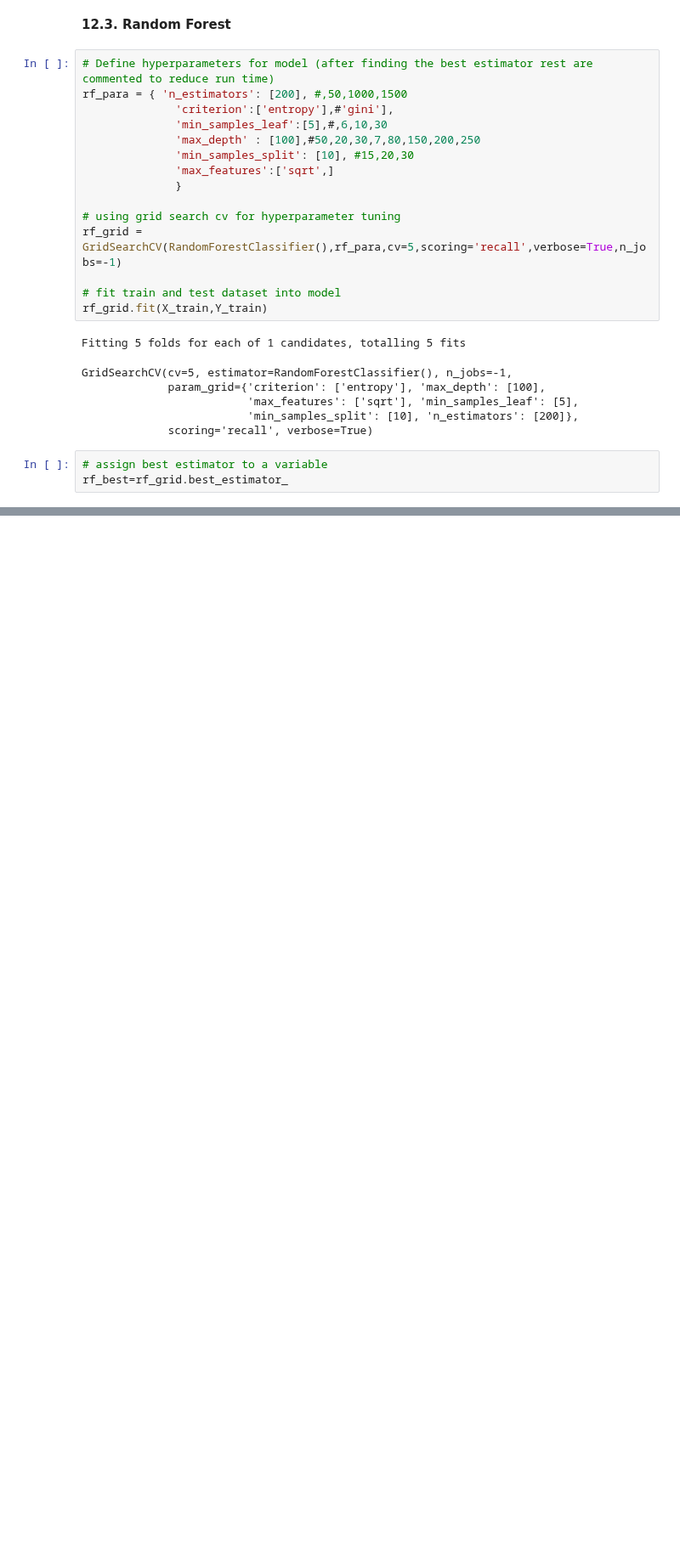
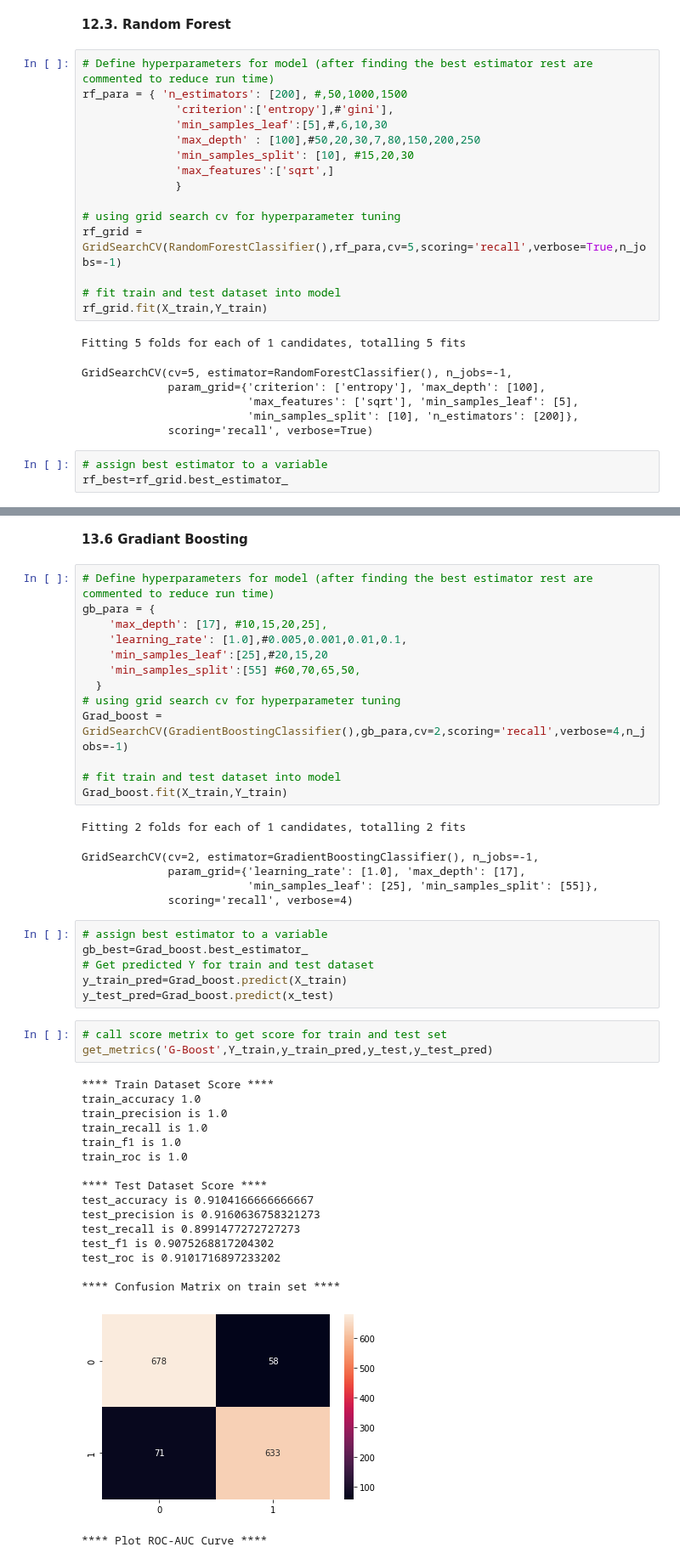
Before and after one commit to Pgupta1996/Cardiovascular_Risk_Prediction, a Jupyter notebook: Cardiovascular_Risk_Prediction.ipynb, the cells around one changed output, grey strips where cells are left out. Shown at 85% size. Cells and saved outputs as stored; diff of their text form; blank space fills up the shorter version.

```diff
--- a/Cardiovascular_Risk_Prediction.ipynb
+++ b/Cardiovascular_Risk_Prediction.ipynb
@@ -993,0 +1110,48 @@ test_roc is 0.8657670454545454
+# %% [markdown]
+**13.6 Gradiant Boosting**
+# %%
+# Define hyperparameters for model (after finding the best estimator rest are commented to reduce run time)
+gb_para = {
+    'max_depth': [17], #10,15,20,25],
+    'learning_rate': [1.0],#0.005,0.001,0.01,0.1,
+    'min_samples_leaf':[25],#20,15,20
+    'min_samples_split':[55] #60,70,65,50,
+  }
+# using grid search cv for hyperparameter tuning
+Grad_boost = GridSearchCV(GradientBoostingClassifier(),gb_para,cv=2,scoring='recall',verbose=4,n_jobs=-1)
+
+# fit train and test dataset into model
+Grad_boost.fit(X_train,Y_train)
+# %% [output]
+Fitting 2 folds for each of 1 candidates, totalling 2 fits
+GridSearchCV(cv=2, estimator=GradientBoostingClassifier(), n_jobs=-1,
+             param_grid={'learning_rate': [1.0], 'max_depth': [17],
+                         'min_samples_leaf': [25], 'min_samples_split': [55]},
+             scoring='recall', verbose=4)
+# %%
+# assign best estimator to a variable
+gb_best=Grad_boost.best_estimator_
+# Get predicted Y for train and test dataset
+y_train_pred=Grad_boost.predict(X_train)
+y_test_pred=Grad_boost.predict(x_test)
+# %%
+# call score metrix to get score for train and test set
+get_metrics('G-Boost',Y_train,y_train_pred,y_test,y_test_pred)
+# %% [output]
+**** Train Dataset Score ****
+train_accuracy 1.0
+train_precision is 1.0
+train_recall is 1.0
+train_f1 is 1.0
+train_roc is 1.0
+
+**** Test Dataset Score ****
+test_accuracy is 0.9104166666666667
+test_precision is 0.9160636758321273
+test_recall is 0.8991477272727273
+test_f1 is 0.9075268817204302
+test_roc is 0.9101716897233202
+
+**** Confusion Matrix on train set ****
+[figure, added]
+**** Plot ROC-AUC Curve ****
```
Also changed, not shown: parts of 22 cells of this notebook.
